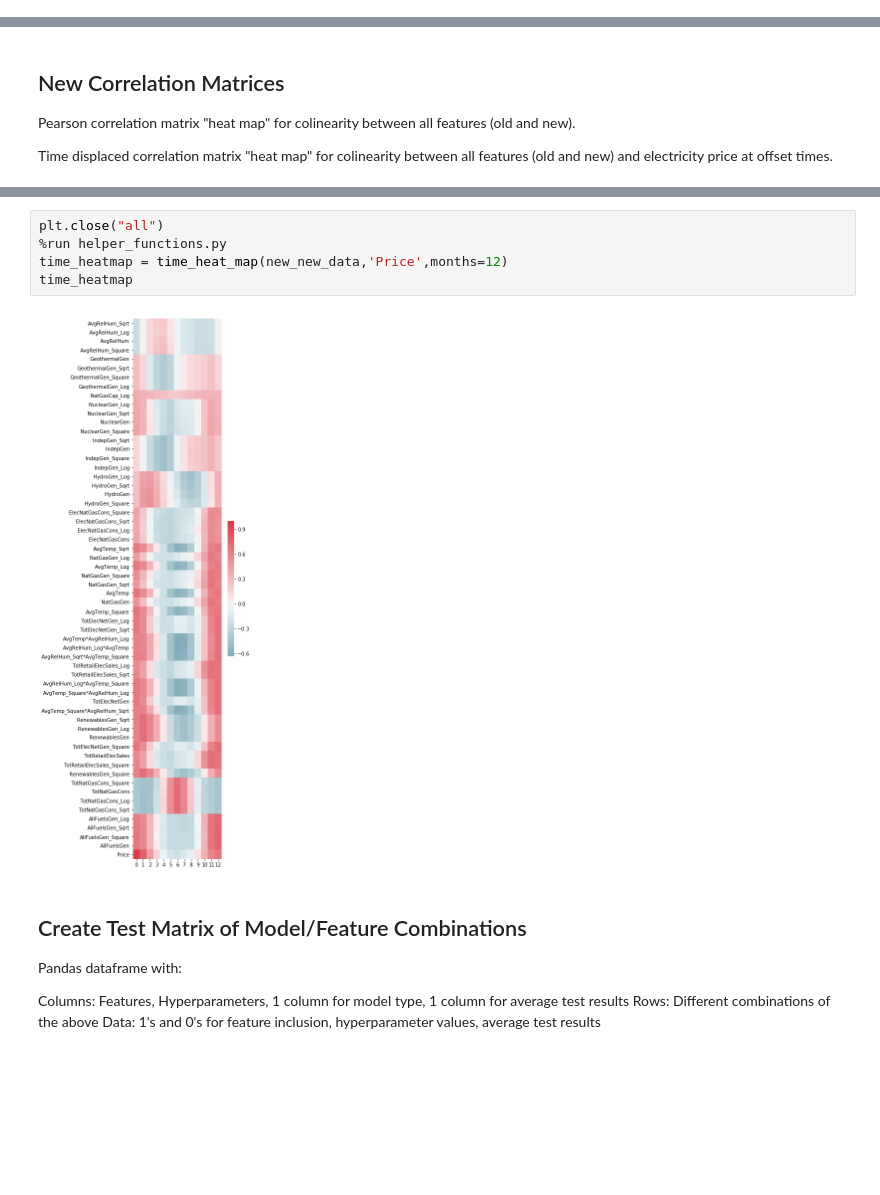
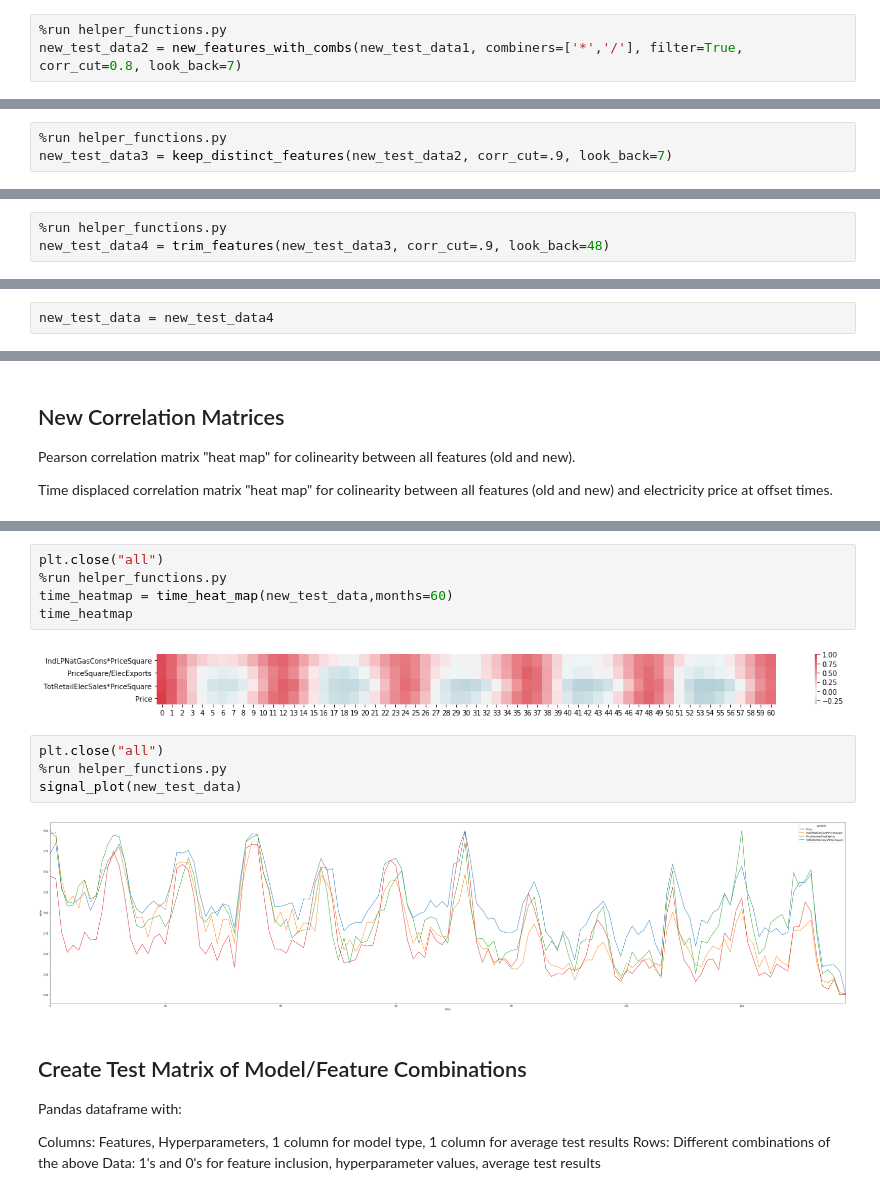
Before and after one commit to ericyehl/EPP-Feature-Modeling, a Jupyter notebook: Project.ipynb, the cells around one changed output, grey strips where cells are left out. Cells and saved outputs as stored; diff of their text form; blank space fills up the shorter version.

```diff
--- a/Project.ipynb
+++ b/Project.ipynb
@@ -208,0 +122,3 @@ new_feats,thrown_out
+# %%
+%run helper_functions.py
+new_test_data2 = new_features_with_combs(new_test_data1, combiners=['*','/'], filter=True, corr_cut=0.8, look_back=7)
@@ -208,0 +127,3 @@ new_feats,thrown_out
+# %%
+%run helper_functions.py
+new_test_data3 = keep_distinct_features(new_test_data2, corr_cut=.9, look_back=7)
@@ -208,0 +132,3 @@ new_feats,thrown_out
+# %%
+%run helper_functions.py
+new_test_data4 = trim_features(new_test_data3, corr_cut=.9, look_back=48)
@@ -208,0 +154,2 @@ new_feats,thrown_out
+# %%
+new_test_data = new_test_data4
@@ -222,10 +180,16 @@ reg_heatmap
 # %%
 plt.close("all")
 %run helper_functions.py
-time_heatmap = time_heat_map(new_new_data,'Price',months=12)
+time_heatmap = time_heat_map(new_test_data,months=60)
 time_heatmap
 # %% [output]
-[figure, old version]
+[figure, new version]
+# %%
+plt.close("all")
+%run helper_functions.py
+signal_plot(new_test_data)
+# %% [output]
+[figure, added]
 # %% [markdown]
 ## Create Test Matrix of Model/Feature Combinations
 
```
Also changed, not shown: parts of 52 cells of this notebook, 1 other file.
